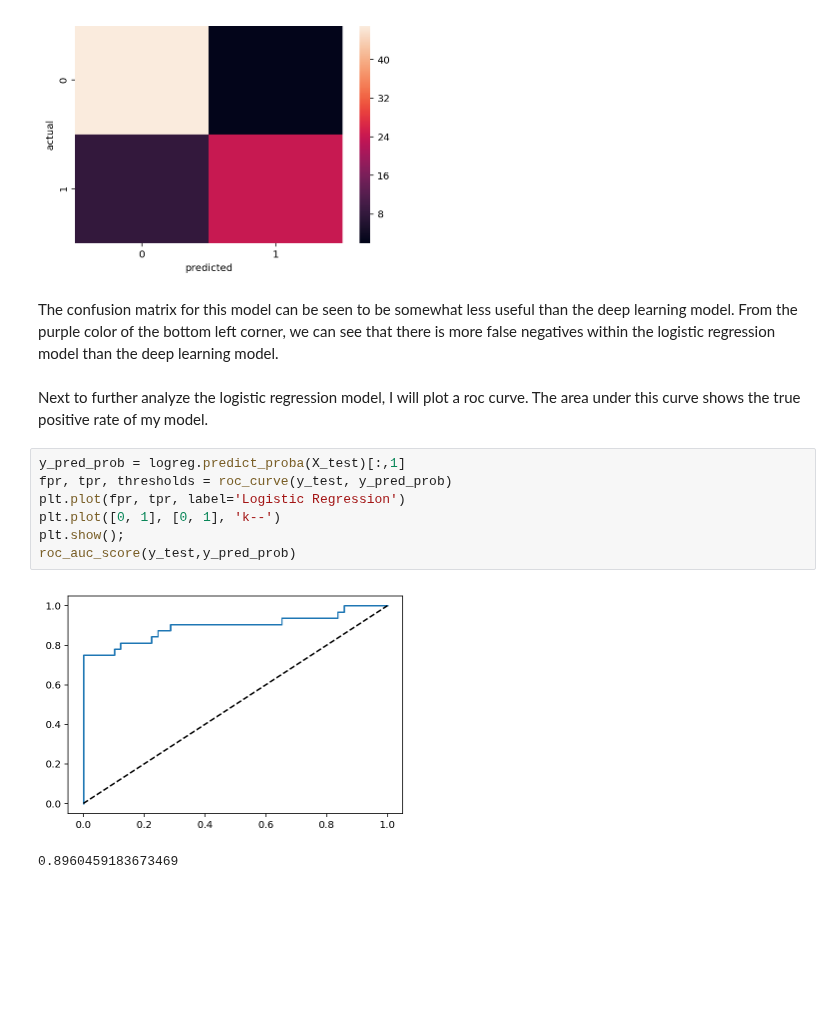
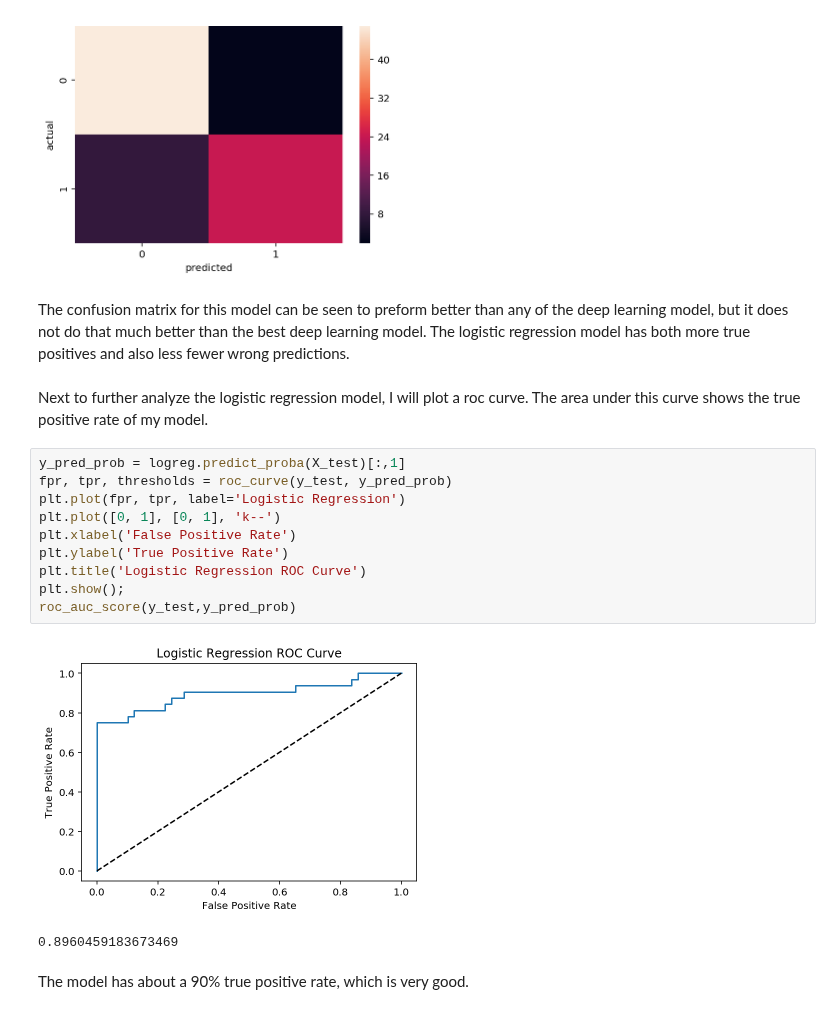
Before and after one commit to AllenDowney/ThinkStats2, a Jupyter notebook: project3/project3.ipynb, the cells around one changed output. Drawn from its saved outputs; the diff is of its cells as text; blank space fills up the shorter version.

```diff
--- a/project3/project3.ipynb
+++ b/project3/project3.ipynb
@@ -198,17 +295,22 @@ plt.ylabel('actual')
  [ 8 24]]
 Text(33,0.5,'actual')
 [figure]
-# %% [markdown]
-The confusion matrix for this model can be seen to be somewhat less useful than the deep learning model. From the purple color of the bottom left corner, we can see that there is more false negatives within the logistic regression model than the deep learning model.
+# %% [markdown]
+The confusion matrix for this model can be seen to preform better than any of the deep learning model, but it does not do that much better than the best deep learning model. The logistic regression model has both more true positives and also less fewer wrong predictions.
 # %% [markdown]
 Next to further analyze the logistic regression model, I will plot a roc curve. The area under this curve shows the true positive rate of my model.
 # %%
 y_pred_prob = logreg.predict_proba(X_test)[:,1]
 fpr, tpr, thresholds = roc_curve(y_test, y_pred_prob)
 plt.plot(fpr, tpr, label='Logistic Regression')
 plt.plot([0, 1], [0, 1], 'k--')
+plt.xlabel('False Positive Rate')
+plt.ylabel('True Positive Rate')
+plt.title('Logistic Regression ROC Curve')
 plt.show();
 roc_auc_score(y_test,y_pred_prob)
 # %% [output]
-[figure, old version]
+[figure, new version]
 0.8960459183673469
+# %% [markdown]
+The model has about a 90% true positive rate, which is very good.
```
Also changed, not shown: parts of 21 cells of this notebook, 11 other files.
